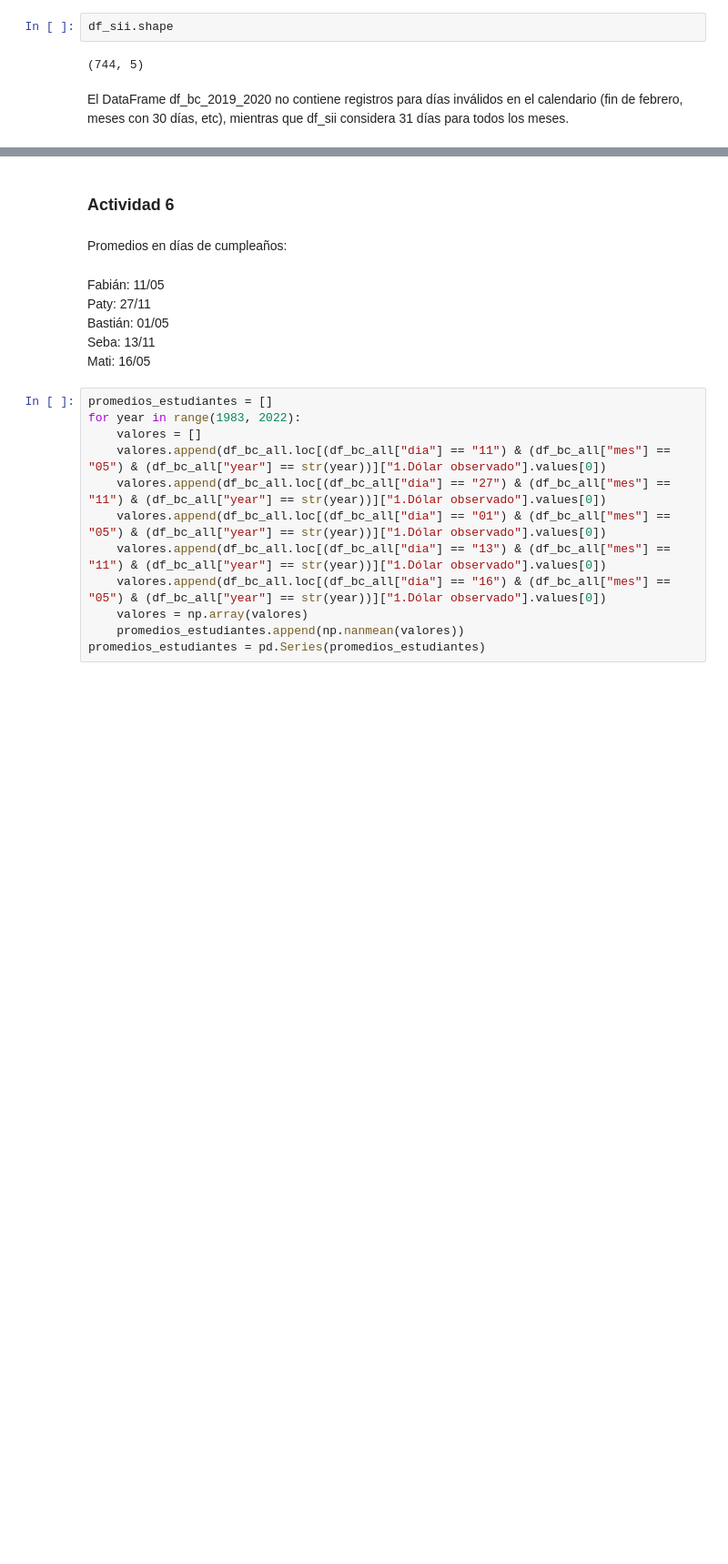
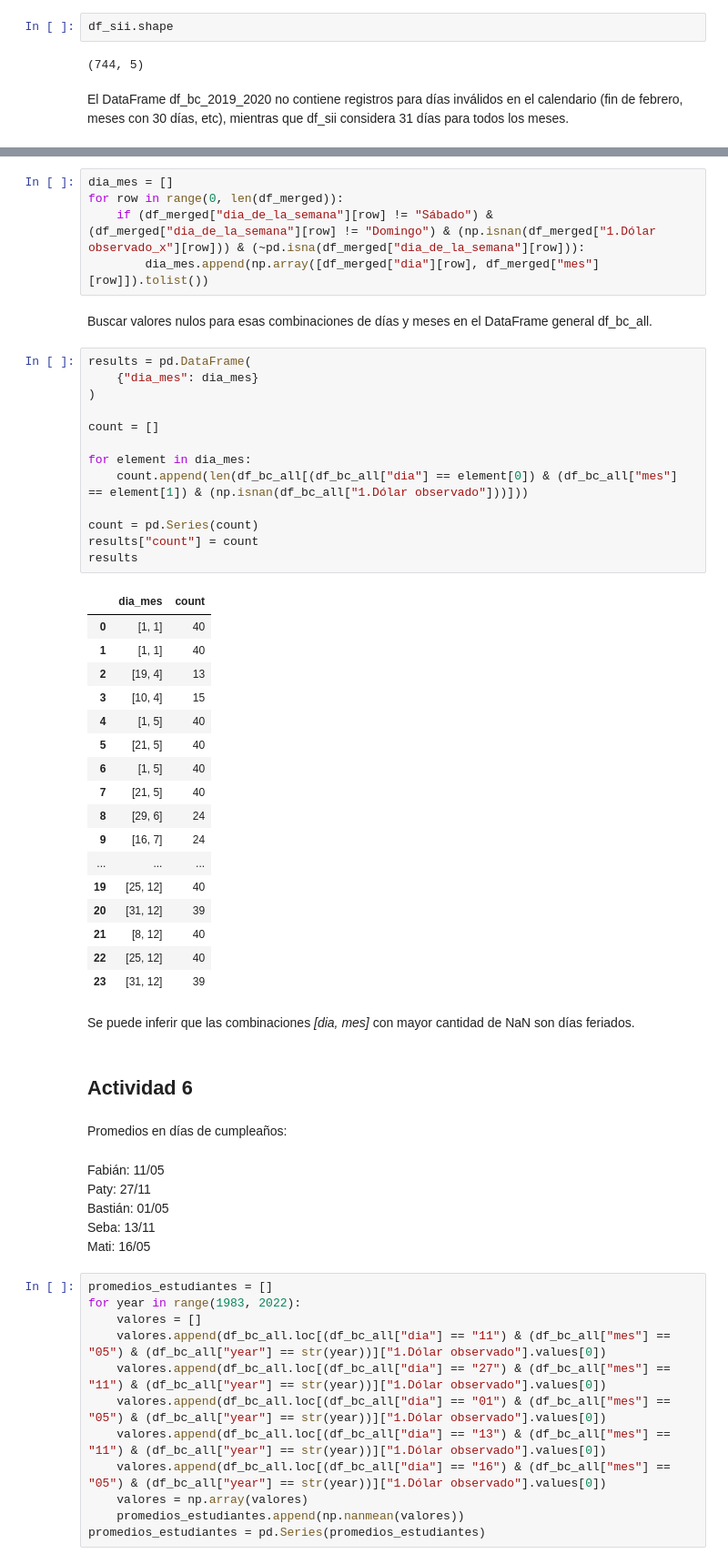
Before and after one commit to Bguzman96/tarea1-add, a Jupyter notebook: notebooks/3_nb_maticlein.ipynb, the cells around one changed output, grey strips where cells are left out. Shown: that part at 91% size. Drawn from its saved outputs; the diff is of its cells as text; blank space fills up the shorter version.

```diff
--- a/notebooks/3_nb_maticlein.ipynb
+++ b/notebooks/3_nb_maticlein.ipynb
@@ -326,5 +413,45 @@ test[(test["year_y"] == 2019) | (test["year_y"] == 2020)]
+# %%
+dia_mes = []
+for row in range(0, len(df_merged)):
+    if (df_merged["dia_de_la_semana"][row] != "Sábado") & (df_merged["dia_de_la_semana"][row] != "Domingo") & (np.isnan(df_merged["1.Dólar observado_x"][row])) & (~pd.isna(df_merged["dia_de_la_semana"][row])):
+        dia_mes.append(np.array([df_merged["dia"][row], df_merged["mes"][row]]).tolist())
+# %% [markdown]
+Buscar valores nulos para esas combinaciones de días y meses en el DataFrame general df_bc_all.
+# %%
+results = pd.DataFrame(
+    {"dia_mes": dia_mes}
+)
+
+count = []
+
+for element in dia_mes:
+    count.append(len(df_bc_all[(df_bc_all["dia"] == element[0]) & (df_bc_all["mes"] == element[1]) & (np.isnan(df_bc_all["1.Dólar observado"]))]))
+
+count = pd.Series(count)
+results["count"] = count
+results
+# %% [output]
+|  | dia_mes | count |
+| 0 | [1, 1] | 40 |
+| 1 | [1, 1] | 40 |
+| 2 | [19, 4] | 13 |
+| 3 | [10, 4] | 15 |
+| 4 | [1, 5] | 40 |
+| 5 | [21, 5] | 40 |
+| 6 | [1, 5] | 40 |
+| 7 | [21, 5] | 40 |
+| 8 | [29, 6] | 24 |
+| 9 | [16, 7] | 24 |
+| ... | ... | ... |
+| 19 | [25, 12] | 40 |
+| 20 | [31, 12] | 39 |
+| 21 | [8, 12] | 40 |
+| 22 | [25, 12] | 40 |
+| 23 | [31, 12] | 39 |
+# %% [markdown]
+Se puede inferir que las combinaciones *[dia, mes]* con mayor cantidad de NaN son días feriados.
 # %% [markdown]
-### Actividad 6
+## Actividad 6
 # %% [markdown]
 Promedios en días de cumpleaños:
 # %% [markdown]
```
Also changed, not shown: parts of 26 cells of this notebook.
